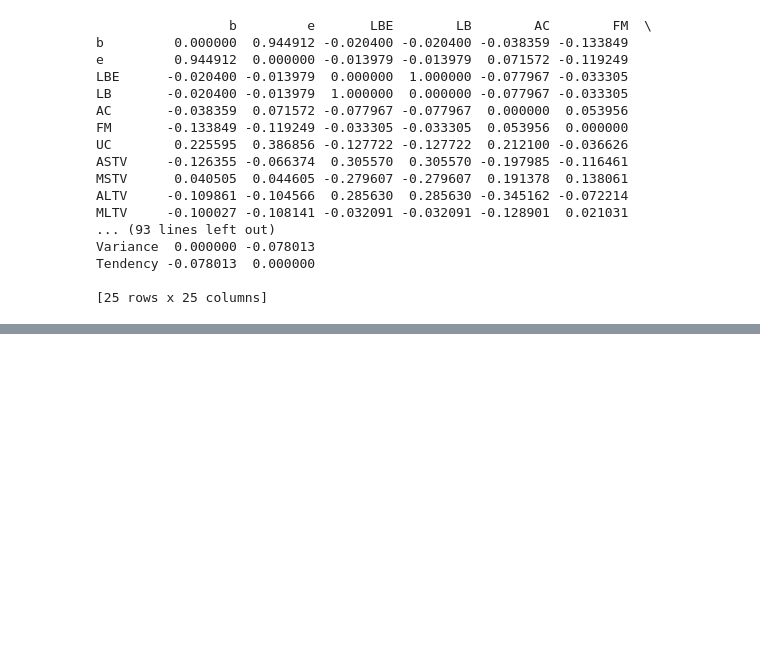
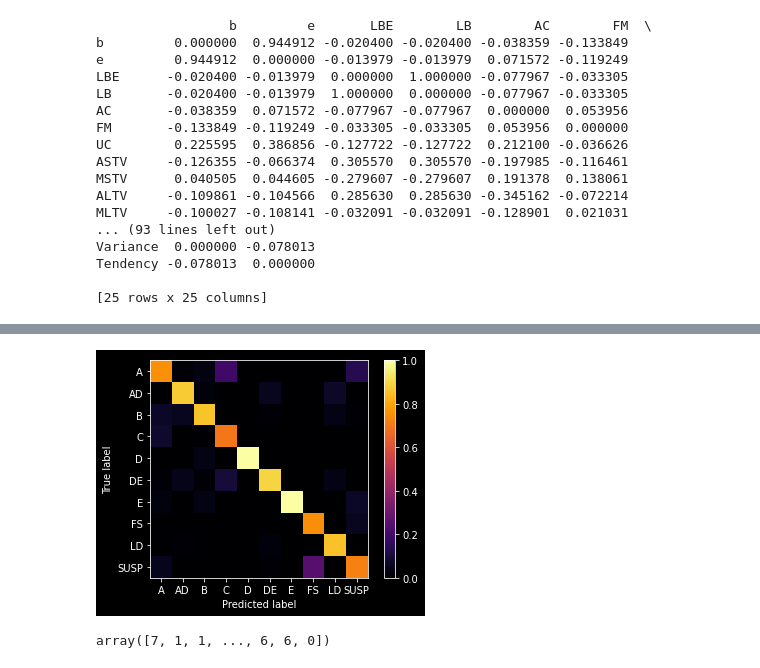
Before and after one commit to acid9reen/Cardiotocography_model, a Jupyter notebook: model.ipynb, the cells around one changed output, grey strips where cells are left out. Saved outputs shown, nothing was run; the diff lists cells and outputs as text; code cells hidden in the pictures; blank space fills up the shorter version.

```diff
--- a/model.ipynb
+++ b/model.ipynb
@@ -177,0 +202,11 @@ confusion_matrix(gbc_clf, *std_params)
+# %%
+confusion_matrix(svm_clf, *std_params)
+# %% [output]
+[figure, added]
+# %%
+from sklearn.preprocessing import LabelEncoder
+
+y_data = LabelEncoder().fit_transform(y_data_raw)
+y_data
+# %% [output]
+array([7, 1, 1, ..., 6, 6, 0])
```
Also changed, not shown: parts of 13 cells of this notebook.
